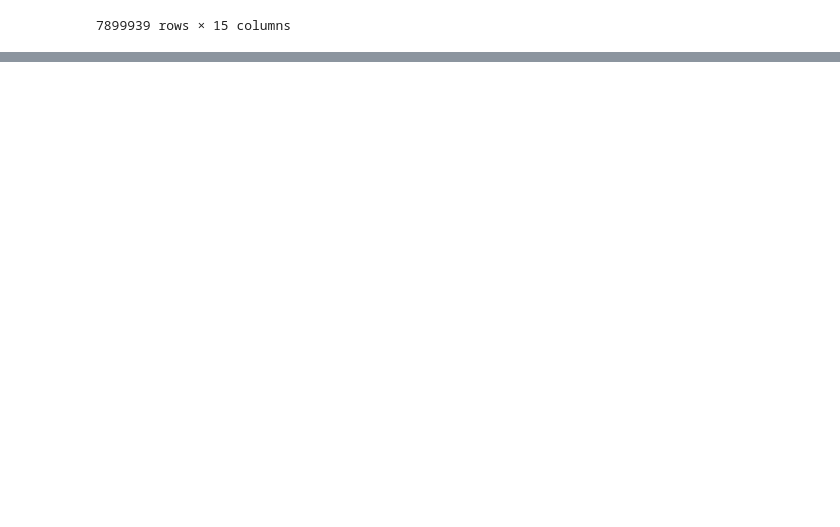
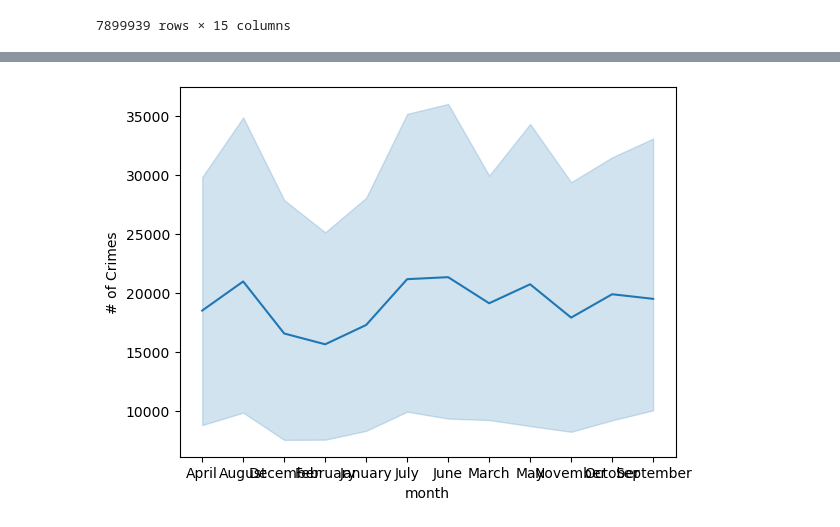
Before and after one commit to valmazan/Project-4---Part-1, a Jupyter notebook: Project 4 - Part 1.ipynb, the cells around one changed output, grey strips where cells are left out. Drawn from its saved outputs; the diff is of its cells as text; code cells hidden in the pictures; blank space fills up the shorter version.

```diff
--- a/Project 4 - Part 1.ipynb
+++ b/Project 4 - Part 1.ipynb
@@ -503,0 +540,4 @@ NameError: name 'crime_df' is not defined
+# %%
+des_crime = chicago_final.groupby('month')['Primary Type'].value_counts(normalize=False)
+des_crime = des_crime.to_frame('# of Crimes')
+des_crime
@@ -503,0 +594,3 @@ NameError: name 'crime_df' is not defined
+# %%
+plot_df = des_crime.reset_index()
+plot_df
@@ -503,0 +611,4 @@ NameError: name 'crime_df' is not defined
+# %%
+ax = sns.lineplot(data = plot_df, x= 'month', y='# of Crimes')
+# %% [output]
+[figure, added]
```
Also changed, not shown: parts of 14 cells of this notebook.
